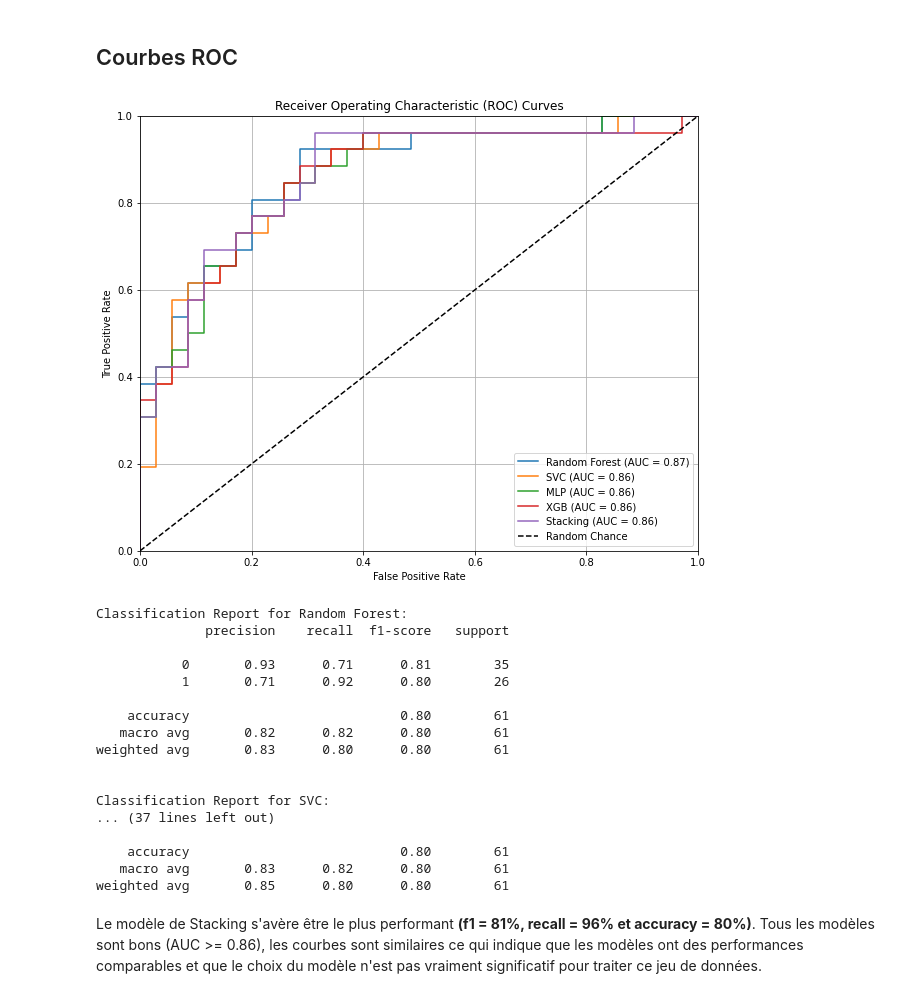
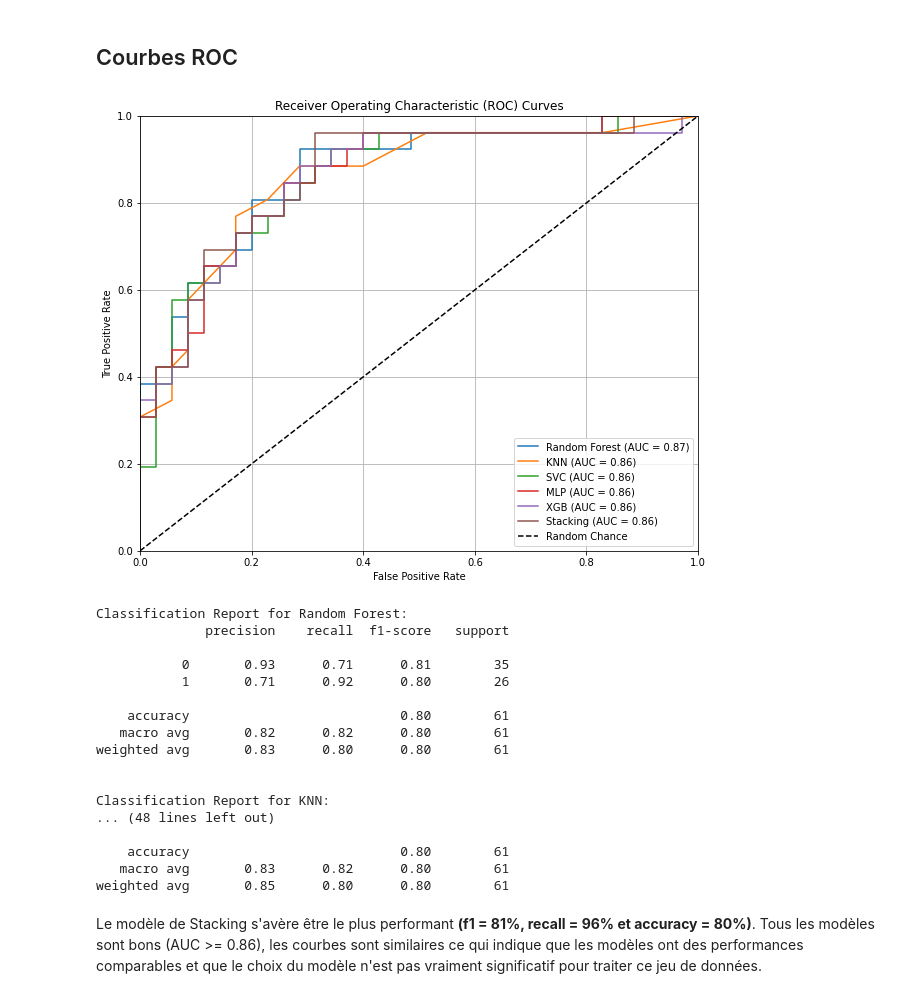
Before and after one commit to VictoorV/Heart_Attack, a Jupyter notebook: Projet heart attack.ipynb, the cells around one changed output. Saved outputs shown, nothing was run; the diff lists cells and outputs as text; code cells hidden in the pictures.

```diff
--- a/Projet heart attack.ipynb
+++ b/Projet heart attack.ipynb
@@ -731,0 +736,7 @@ weighted avg       0.80      0.79      0.78        61
+# %%
+model = KNeighborsClassifier()
+
+parameters = {'n_neighbors' : [i for i in range(3,31,2)]}
+GSCV = GridSearchCV(model, parameters, cv=kf)
+GSCV.fit(X_train, Y_train)
+print(GSCV.best_params_)
@@ -731,0 +745,3 @@ weighted avg       0.80      0.79      0.78        61
+# %%
+model_knn = GSCV.best_estimator_
+evaluation(model_knn, X_train, Y_train)
@@ -731,0 +750,4 @@ weighted avg       0.80      0.79      0.78        61
+# %%
+model_knn.fit(X_train, Y_train)
+preds = model_knn.predict(X_test)
+print(classification_report(Y_test, preds))
@@ -910,6 +941,7 @@ from sklearn.metrics import roc_curve, auc, classification_report
 models = {
     #'Logistic Regression': model_lr,
     'Random Forest': model_rf,
+    'KNN': model_knn,
     'SVC': model_svc,
     'MLP': model_mlp,
     'XGB': model_xgb,
@@ -934,34 +966,34 @@ for model_name, model in models.items():
     y_pred = (y_prob >= best_threshold).astype(int)
 
     # Rapport de classification
     classification_reports[model_name] = classification_report(Y_test, y_pred)
 
     # Stocker les résultats
     roc_curves[model_name] = (fpr, tpr, roc_auc, best_threshold)
 
 # Tracer les courbes ROC
 plt.figure(figsize=(10, 8))
 for model_name, (fpr, tpr, roc_auc, _) in roc_curves.items():
     plt.plot(fpr, tpr, label=f'{model_name} (AUC = {roc_auc:.2f})')
 
 # Tracer la diagonale (chance)
 plt.plot([0, 1], [0, 1], 'k--', label='Random Chance')
 
 # Ajouter des détails au graphique
 plt.xlim([0.0, 1.0])
 plt.ylim([0.0, 1.0])
 plt.xlabel('False Positive Rate')
 plt.ylabel('True Positive Rate')
 plt.title('Receiver Operating Characteristic (ROC) Curves')
 plt.legend(loc='lower right')
 plt.grid()
 plt.show()
 
 # Afficher les rapports de classification
 for model_name, report in classification_reports.items():
     print(f'Classification Report for {model_name}:\n{report}\n')
 # %% [output]
-[figure, old version]
+[figure, new version]
 Classification Report for Random Forest:
               precision    recall  f1-score   support
 
@@ -973,8 +1005,8 @@ Classification Report for Random Forest:
 weighted avg       0.83      0.80      0.80        61
 
 
-Classification Report for SVC:
-... (37 lines left out)
+Classification Report for KNN:
+... (48 lines left out)
 
     accuracy                           0.80        61
    macro avg       0.83      0.82      0.80        61
```
Also changed, not shown: parts of 9 cells of this notebook.
